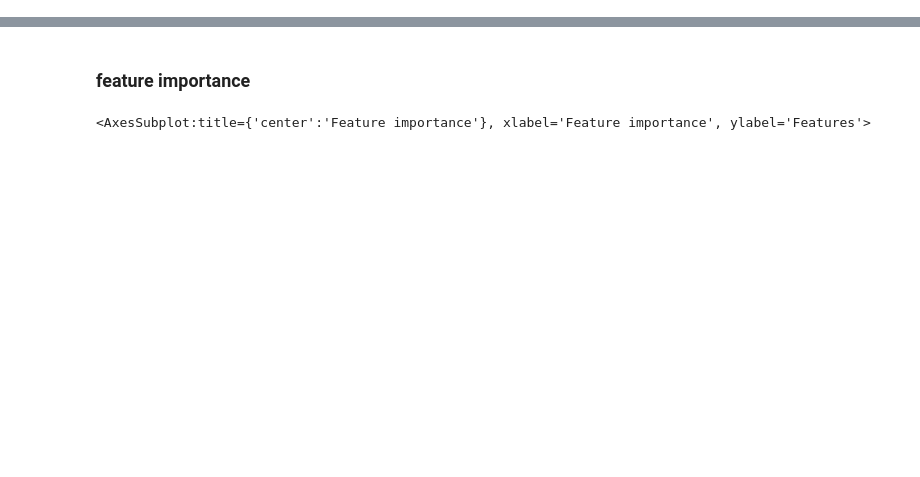
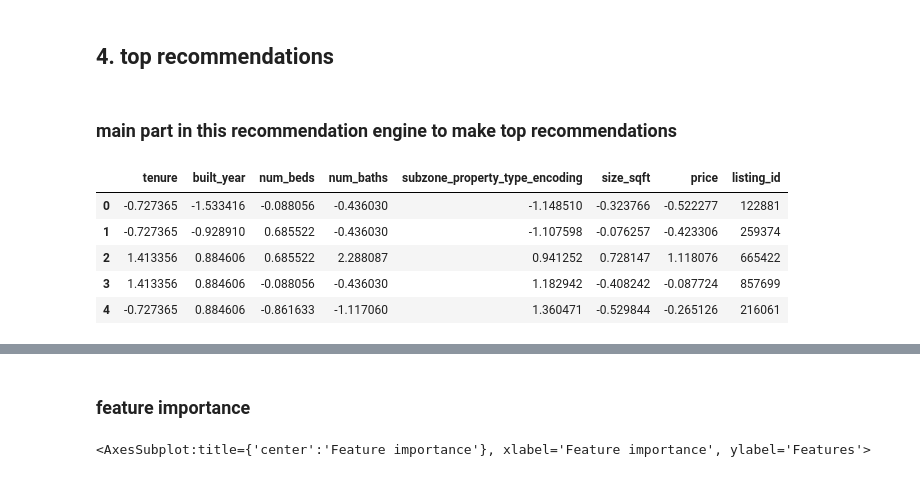
Before and after one commit to PigeonPhobia/no-bylan-regressor, a Jupyter notebook: Recommendation Engine.ipynb, the cells around one changed output, grey strips where cells are left out. Drawn from its saved outputs; the diff is of its cells as text; code cells hidden in the pictures; blank space fills up the shorter version.

```diff
--- a/Recommendation Engine.ipynb
+++ b/Recommendation Engine.ipynb
@@ -20 +46,8 @@ def load_data(df_file):
+# %%
+def standardize_data(df, train_cols, key_col):
+    standard_scalar = preprocessing.StandardScaler()
+    df_standard = pd.DataFrame(standard_scalar.fit_transform(df[train_cols]), index=df[train_cols].index,columns=train_cols)
+    df_standard[key_col] = df[key_col]
+
+    return df_standard
 # %% [markdown]
@@ -267,0 +138,23 @@ predict_recommendation
+# %% [markdown]
+## 4. top recommendations
+# %% [markdown]
+### main part in this recommendation engine to make top recommendations
+# %%
+# load data
+df_train_file = 'processed_data/processed_recommendation_train.csv'
+
+train_cols = ['tenure', 'built_year','num_beds', 'num_baths', 'subzone_property_type_encoding', 'size_sqft', 'price']
+key_col = ['listing_id']
+
+df = load_data(df_train_file)
+
+# standardize imported data
+df_standard = standardize_data(df, train_cols, key_col)
+df_standard.head()
+# %% [output]
+|  | tenure | built_year | num_beds | num_baths | subzone_property_type_encoding | size_sqft | price | listing_id |
+| 0 | -0.727365 | -1.533416 | -0.088056 | -0.436030 | -1.148510 | -0.323766 | -0.522277 | 122881 |
+| 1 | -0.727365 | -0.928910 | 0.685522 | -0.436030 | -1.107598 | -0.076257 | -0.423306 | 259374 |
+| 2 | 1.413356 | 0.884606 | 0.685522 | 2.288087 | 0.941252 | 0.728147 | 1.118076 | 665422 |
+| 3 | 1.413356 | 0.884606 | -0.088056 | -0.436030 | 1.182942 | -0.408242 | -0.087724 | 857699 |
+| 4 | -0.727365 | 0.884606 | -0.861633 | -1.117060 | 1.360471 | -0.529844 | -0.265126 | 216061 |
```
Also changed, not shown: parts of 46 cells of this notebook.
